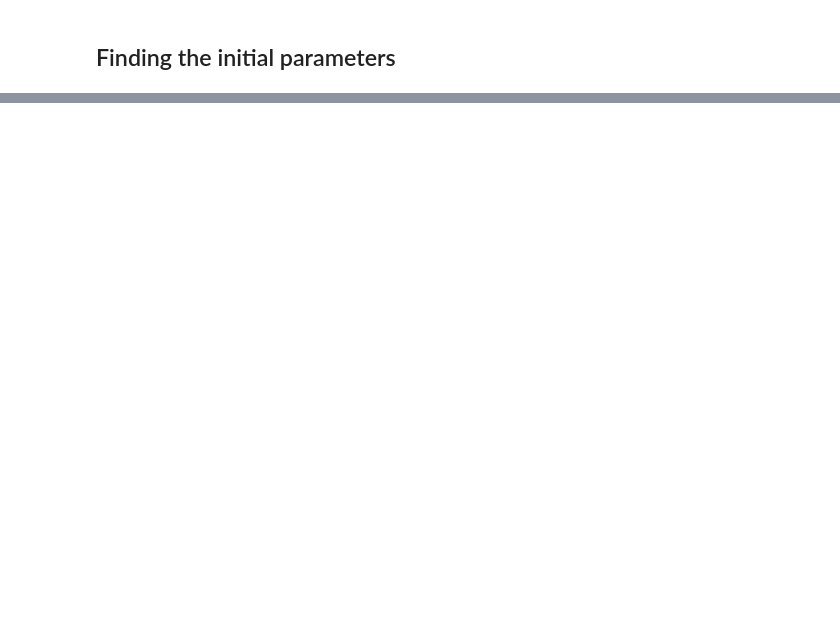
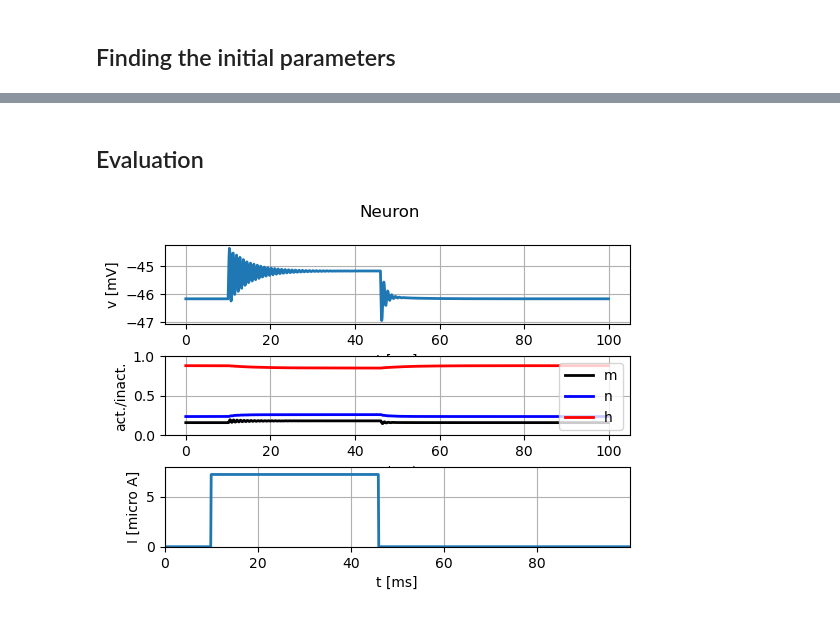
Before and after one commit to belamenso/biomod-single-neuron, a Jupyter notebook: Neuron models.ipynb, the cells around one changed output, grey strips where cells are left out. Cells and saved outputs as stored; diff of their text form; code cells hidden in the pictures; blank space fills up the shorter version.

```diff
--- a/Neuron models.ipynb
+++ b/Neuron models.ipynb
@@ -183,0 +196,8 @@ plot_data(state_monitor, title="Neuron")
+# %% [markdown]
+## Evaluation
+# %%
+current = input_factory.get_step_current(10, 45, b2.ms, 7.2 * b2.uA)
+state_monitor = regular_spiking(current, 100 * b2.ms)
+plot_data(state_monitor, title="Neuron")
+# %% [output]
+[figure, added]
```
Also changed, not shown: parts of 9 cells of this notebook.
